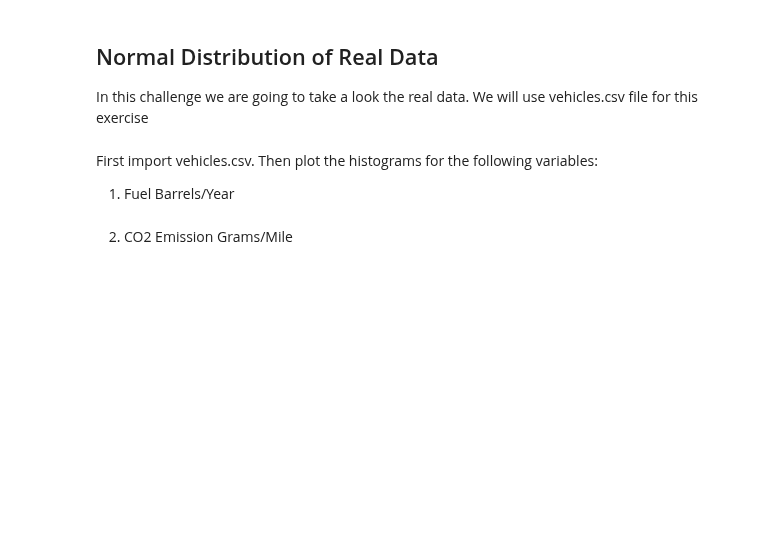
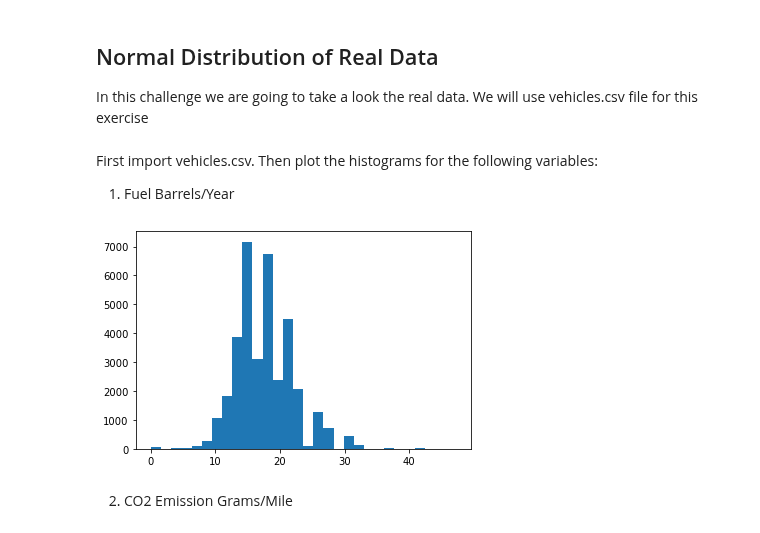
Before and after one commit to ta-data-lis/lab-probability-distributions, a Jupyter notebook: your-code/continuous.ipynb, the cells around one changed output. Saved outputs shown, nothing was run; the diff lists cells and outputs as text; code cells hidden in the pictures; blank space fills up the shorter version.

```diff
--- a/your-code/continuous.ipynb
+++ b/your-code/continuous.ipynb
@@ -79,2 +132,9 @@ Then plot the histograms for the following variables:
+# %%
+# your code here
+vehicles=pd.read_csv('vehicles.csv')
+plt.hist(vehicles['Fuel Barrels/Year'],30)
+plt.show()
+# %% [output]
+[figure, added]
 # %% [markdown]
 2. CO2 Emission Grams/Mile
```
Also changed, not shown: parts of 22 cells of this notebook.
